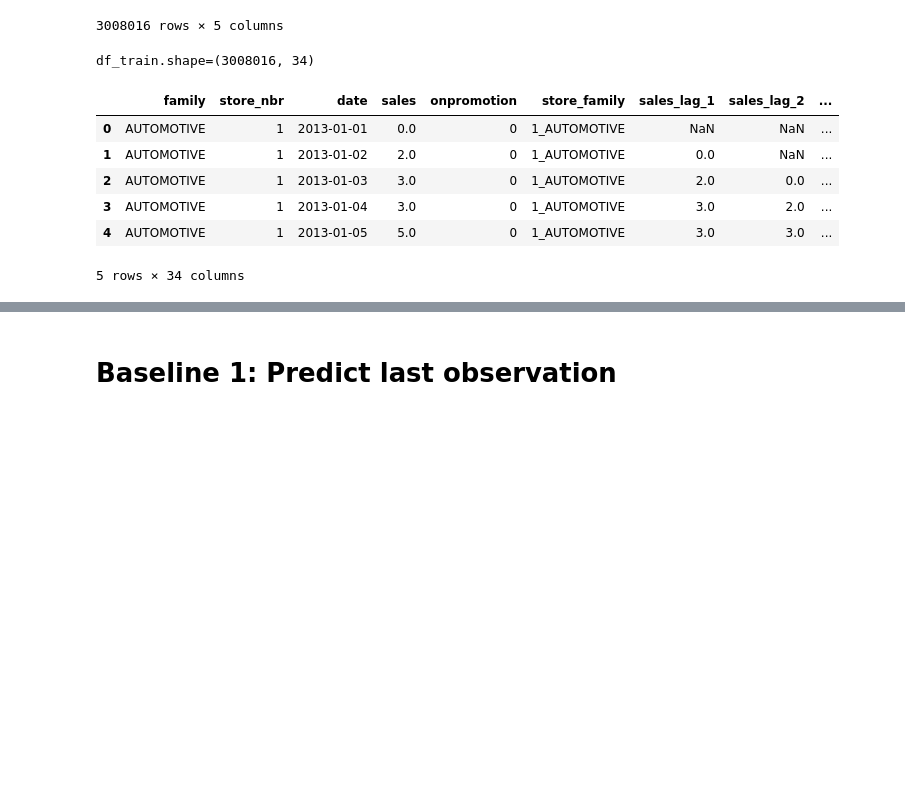
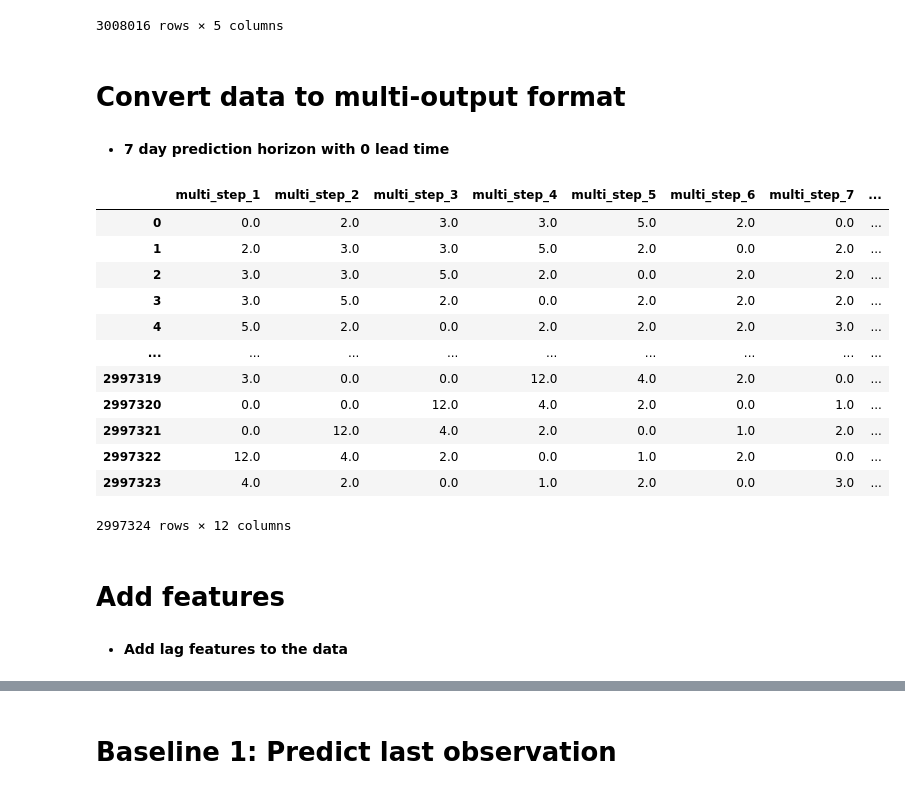
Before and after one commit to ani-portfolio/2_multi_step_sales_forecasting, a Jupyter notebook: notebooks/04_baseline_models.ipynb, the cells around one changed output, grey strips where cells are left out. Drawn from its saved outputs; the diff is of its cells as text; code cells hidden in the pictures; blank space fills up the shorter version.

```diff
--- a/notebooks/04_baseline_models.ipynb
+++ b/notebooks/04_baseline_models.ipynb
@@ -41,23 +41,30 @@ df_train
 | 3008014 | SEAFOOD | 54 | 2017-08-14 | 0.0 | 0 |
 | 3008015 | SEAFOOD | 54 | 2017-08-15 | 3.0 | 0 |
 3008016 rows × 5 columns
-# %%
-# combine store and family into a single column
-df_train['store_family'] = df_train['store_nbr'].astype(str) + '_' + df_train['family'].astype(str)
-
-# add lag features
-# add lag features using the sales column
-for i in tqdm(range(1, 29)): # 4 weeks
-    df_train[f'sales_lag_{i}'] = df_train.groupby(['store_family'])['sales'].shift(i)
-
-print(f'{df_train.shape=}')
-df_train.head()
-# %% [output]
-df_train.shape=(3008016, 34)
-|  | family | store_nbr | date | sales | onpromotion | store_family | sales_lag_1 | sales_lag_2 | ... |
-| 0 | AUTOMOTIVE | 1 | 2013-01-01 | 0.0 | 0 | 1_AUTOMOTIVE | NaN | NaN | ... |
-| 1 | AUTOMOTIVE | 1 | 2013-01-02 | 2.0 | 0 | 1_AUTOMOTIVE | 0.0 | NaN | ... |
-| 2 | AUTOMOTIVE | 1 | 2013-01-03 | 3.0 | 0 | 1_AUTOMOTIVE | 2.0 | 0.0 | ... |
-| 3 | AUTOMOTIVE | 1 | 2013-01-04 | 3.0 | 0 | 1_AUTOMOTIVE | 3.0 | 2.0 | ... |
-| 4 | AUTOMOTIVE | 1 | 2013-01-05 | 5.0 | 0 | 1_AUTOMOTIVE | 3.0 | 3.0 | ... |
-5 rows × 34 columns
+# %% [markdown]
+# Convert data to multi-output format
+# %% [markdown]
+- **7 day prediction horizon with 0 lead time**
+# %%
+multi_steps = data_manipulate.make_multistep_target(df_data, steps=7, lead_time=0)
+
+df_data = multi_steps.merge(df_data, left_index=True, right_index=True).reset_index(drop=True)
+df_data
+# %% [output]
+|  | multi_step_1 | multi_step_2 | multi_step_3 | multi_step_4 | multi_step_5 | multi_step_6 | multi_step_7 | ... |
+| 0 | 0.0 | 2.0 | 3.0 | 3.0 | 5.0 | 2.0 | 0.0 | ... |
+| 1 | 2.0 | 3.0 | 3.0 | 5.0 | 2.0 | 0.0 | 2.0 | ... |
+| 2 | 3.0 | 3.0 | 5.0 | 2.0 | 0.0 | 2.0 | 2.0 | ... |
+| 3 | 3.0 | 5.0 | 2.0 | 0.0 | 2.0 | 2.0 | 2.0 | ... |
+| 4 | 5.0 | 2.0 | 0.0 | 2.0 | 2.0 | 2.0 | 3.0 | ... |
+| ... | ... | ... | ... | ... | ... | ... | ... | ... |
+| 2997319 | 3.0 | 0.0 | 0.0 | 12.0 | 4.0 | 2.0 | 0.0 | ... |
+| 2997320 | 0.0 | 0.0 | 12.0 | 4.0 | 2.0 | 0.0 | 1.0 | ... |
+| 2997321 | 0.0 | 12.0 | 4.0 | 2.0 | 0.0 | 1.0 | 2.0 | ... |
+| 2997322 | 12.0 | 4.0 | 2.0 | 0.0 | 1.0 | 2.0 | 0.0 | ... |
+| 2997323 | 4.0 | 2.0 | 0.0 | 1.0 | 2.0 | 0.0 | 3.0 | ... |
+2997324 rows × 12 columns
+# %% [markdown]
+# Add features
+# %% [markdown]
+- **Add lag features to the data**
```
Also changed, not shown: parts of 24 cells of this notebook, 11 other files.
